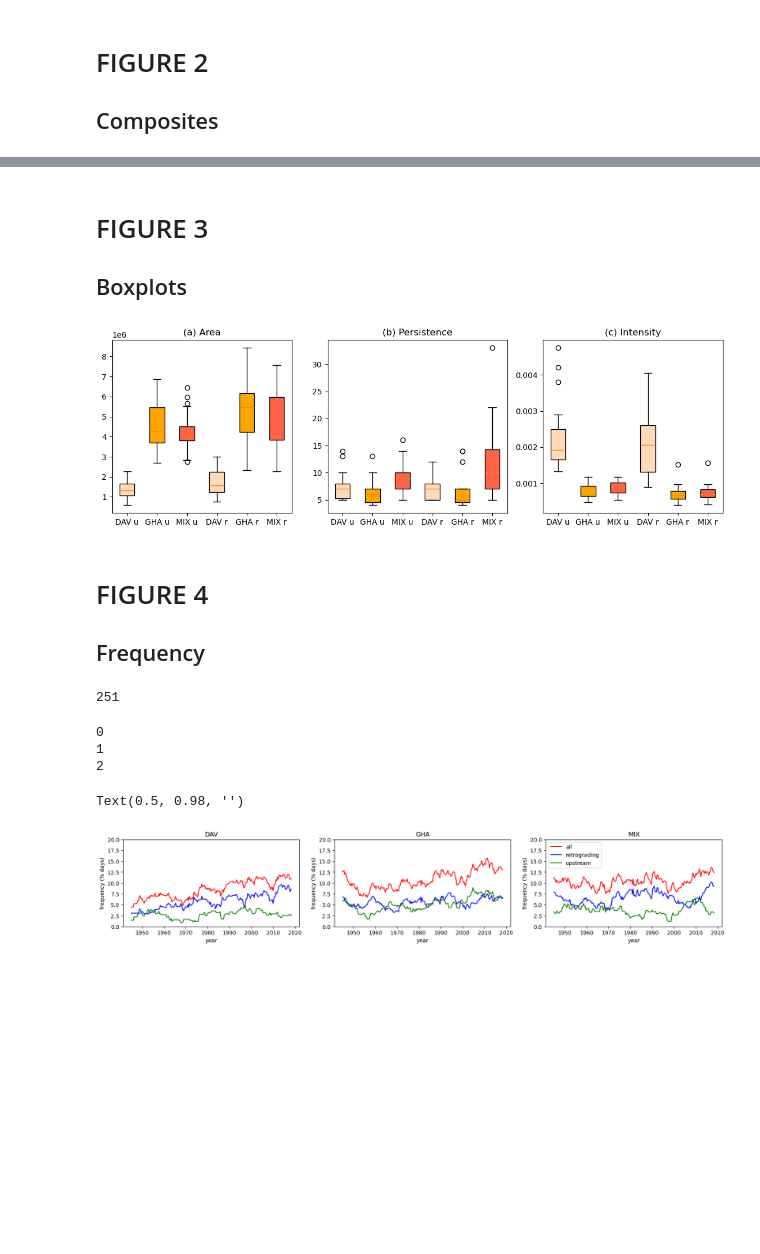
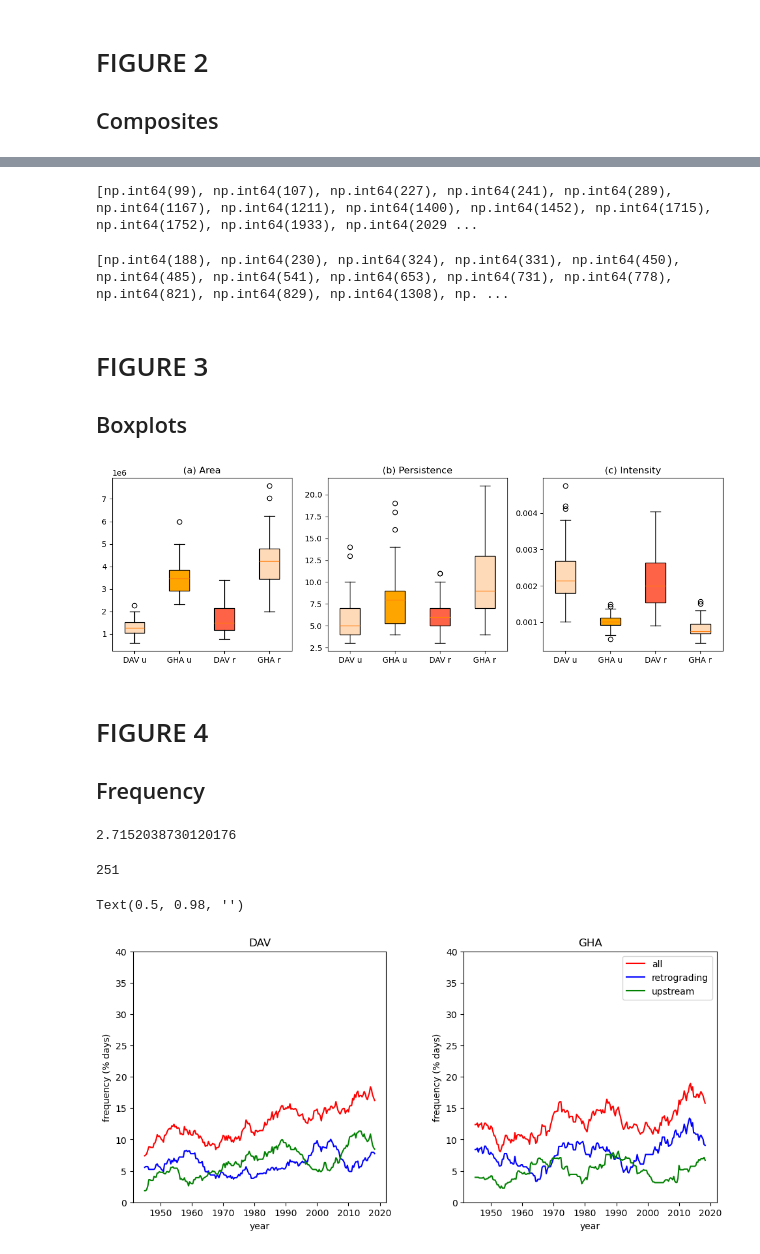
Before and after one commit to michele-filippucci/greenland_blocking, a Jupyter notebook: article_plots_2.0/Part1.ipynb, the cells around one changed output, grey strips where cells are left out. Saved outputs shown, nothing was run; the diff lists cells and outputs as text; code cells hidden in the pictures; blank space fills up the shorter version.

```diff
--- a/article_plots_2.0/Part1.ipynb
+++ b/article_plots_2.0/Part1.ipynb
@@ -165,7 +169,8 @@ ds_IVT = xr.open_dataset('../../IVT/ERA5_IVT_northem_daily_2.5x2.5_1940-2023_des
 # %%
 zg = ds_filt_DAV['zg']/9.81
-t2m = ds_temp['t2m']
-IVT = ds_IVT['IVT']
+t2m = deseasonalize(ds_temp['t2m'])
+IVT = deseasonalize(ds_IVT['IVT'])
+v = deseasonalize(ds_v['v'].loc[:,250,:,:])
 # %%
 #bootstrap function for statistical significance
 def Bootstrap(zg,n_sample,n_iter):
@@ -383,15 +533,23 @@ for i in range(ncols):
+# %%
+print(labels_upstream[1],len(labels_upstream[1]))
+# %% [output]
+[np.int64(99), np.int64(107), np.int64(227), np.int64(241), np.int64(289), np.int64(1167), np.int64(1211), np.int64(1400), np.int64(1452), np.int64(1715), np.int64(1752), np.int64(1933), np.int64(2029 ...
+# %%
+print(labels_retrograding[1],len(labels_retrograding[1]))
+# %% [output]
+[np.int64(188), np.int64(230), np.int64(324), np.int64(331), np.int64(450), np.int64(485), np.int64(541), np.int64(653), np.int64(731), np.int64(778), np.int64(821), np.int64(829), np.int64(1308), np. ...
 # %% [markdown]
 # FIGURE 3
 
 ## Boxplots
 # %%
-areas_retrograding = [[],[],[]]
-persistences_retrograding = [[],[],[]]
-intensities_retrograding = [[],[],[]]
-areas_upstream = [[],[],[]]
-persistences_upstream = [[],[],[]]
-intensities_upstream = [[],[],[]]
-for i in range(3):
+areas_retrograding = [[],[]]
+persistences_retrograding = [[],[]]
+intensities_retrograding = [[],[]]
+areas_upstream = [[],[]]
+persistences_upstream = [[],[]]
+intensities_upstream = [[],[]]
+for i in range(2):
     for l in labels_retrograding[i]:
         areas_retrograding[i].append(np.mean(dics[i][l]['area']))
         persistences_retrograding[i].append(dics[i][l]['persistence'])
@@ -408,7 +566,7 @@ fig, axs = plt.subplots(nrows=1, ncols=3, figsize=(14, 4))
 axs[0].set_title('(a) Area')
 areas = areas_upstream + areas_retrograding
 bplot = axs[0].boxplot(areas, vert=True, patch_artist=True)
-axs[0].set_xticklabels(['DAV u', 'GHA u', 'MIX u','DAV r', 'GHA r', 'MIX r'])
+axs[0].set_xticklabels(['DAV u', 'GHA u','DAV r', 'GHA r'])
 colors = ['peachpuff', 'orange', 'tomato','peachpuff', 'orange', 'tomato']
 for patch, color in zip(bplot['boxes'], colors):
     patch.set_facecolor(color)
@@ -416,7 +574,7 @@ for patch, color in zip(bplot['boxes'], colors):
 axs[1].set_title('(b) Persistence')
 persistences = persistences_upstream + persistences_retrograding
 bplot = axs[1].boxplot(persistences, vert=True, patch_artist=True)
-axs[1].set_xticklabels(['DAV u', 'GHA u', 'MIX u','DAV r', 'GHA r', 'MIX r'])
+axs[1].set_xticklabels(['DAV u', 'GHA u','DAV r', 'GHA r'])
 colors = ['peachpuff', 'orange', 'tomato','peachpuff', 'orange', 'tomato']
 for patch, color in zip(bplot['boxes'], colors):
     patch.set_facecolor(color)
@@ -424,12 +582,12 @@ for patch, color in zip(bplot['boxes'], colors):
 axs[2].set_title('(c) Intensity')
 intensities = intensities_upstream + intensities_retrograding
 bplot = axs[2].boxplot(intensities, vert=True, patch_artist=True)
-axs[2].set_xticklabels(['DAV u', 'GHA u', 'MIX u','DAV r', 'GHA r', 'MIX r'])
+axs[2].set_xticklabels(['DAV u', 'GHA u','DAV r', 'GHA r'])
 colors = ['peachpuff', 'orange', 'tomato','peachpuff', 'orange', 'tomato']
 for patch, color in zip(bplot['boxes'], colors):
     patch.set_facecolor(color)
 # %% [output]
-[figure, old version]
+[figure, new version]
 # %% [markdown]
 # FIGURE 4
 
@@ -441,4 +599,9 @@ def running_mean(data,window):
         new_data.append(np.sum(data[i:i+window])/window)
     #print(len(new_data))
     return new_data
+# %%
+area_coeff = (np.mean(areas[1])/np.mean(areas[0]))
+print(area_coeff)
+# %% [output]
+2.7152038730120176
 # %%
@@ -524,48 +687,34 @@ print(check)
 # %%
 window = 10*len(months)
 years = np.arange(1940,2024,1)
 months_list = np.arange(0,len(freq_per_month_DAV[0]),1)
 months_run_avg = months_list[int(window/2):int(-window/2)]
 years_run_avg = []
 for month in months_run_avg:
     years_run_avg.append(month/3 + 1940)
 
-titles = ['DAV','GHA','MIX']
-freqs = [freq_per_month_DAV,freq_per_month_GHA,freq_per_month_MIX]
+titles = ['DAV','GHA']
+freqs = [freq_per_month_DAV,freq_per_month_GHA]
 
-fig, axes = plt.subplots(nrows=1, ncols=3, figsize=(20, 5))
-for i in range(3):
+fig, axes = plt.subplots(nrows=1, ncols=2, figsize=(12, 5))
+for i in range(2):
 
-    print(i)
-    #axes[0].plot(months_list,freq_per_month_DAV,color='black',label='freq. per month')
     axes[i].plot(years_run_avg,running_mean(freqs[i][0],window),color='r',label='all')
+    axes[i].plot(years_run_avg,running_mean(freqs[i][1],window),color='b',label='retrograding')
+    axes[i].plot(years_run_avg,running_mean(freqs[i][2],window),color='g',label='upstream')
     axes[i].set_title(titles[i])
-    axes[i].set_ylim((0,20))
-    axes[i].set_aspect(600)
-    #axes[0][i].legend()
-
-    #axes[1].plot(months_list,freq_per_month_GHA,color='black',label='freq. per month')
-    axes[i].plot(years_run_avg,running_mean(freqs[i][1],window),color='b',label='retrograding')
-    axes[i].set_ylim((0,20))
-    axes[i].set_aspect(600)
-
-    #axes[1].plot(months_list,freq_per_month_GHA,color='black',label='freq. per month')
-    axes[i].plot(years_run_avg,running_mean(freqs[i][2],window),color='g',label='upstream')
-    axes[i].set_ylim((0,20))
+    axes[i].set_ylim((0,40))
     axes[i].set_aspect(600)
 
     axes[i].set_xlabel('year')
     axes[i].set_ylabel('frequency (% days)')
 
     axes[i].set_aspect(2)
 
 
 plt.legend()
 
 fig.suptitle('', fontsize=20)
 # %% [output]
-0
-1
-2
+Text(0.5, 0.98, '')
-Text(0.5, 0.98, '')
-[figure, old version]
+[figure, new version]
```
Also changed, not shown: parts of 36 cells of this notebook, 18 other files.
